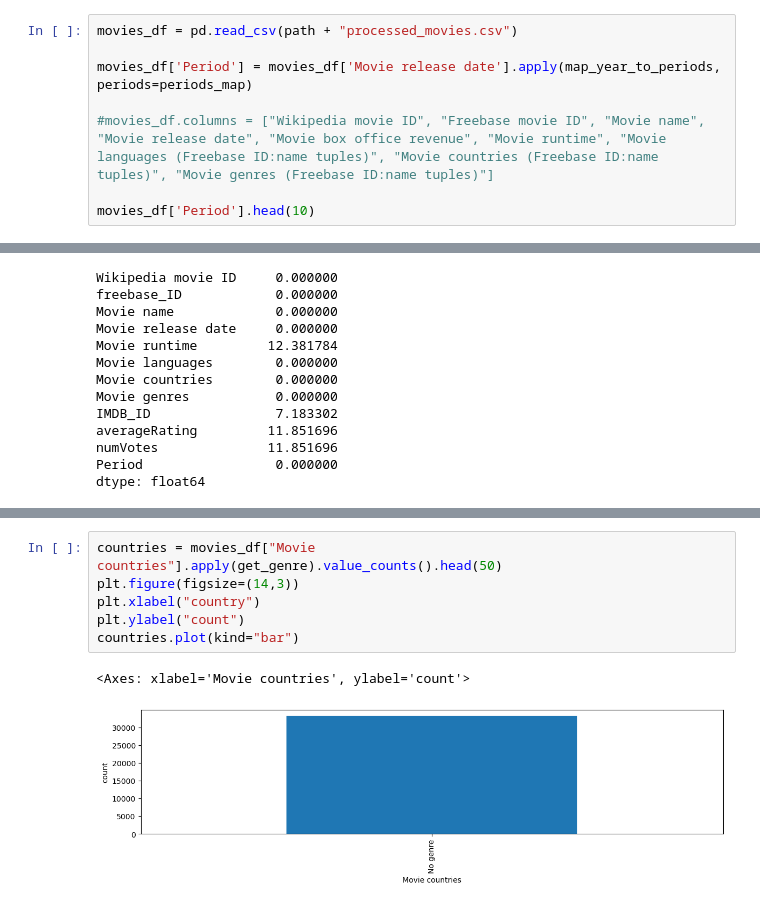
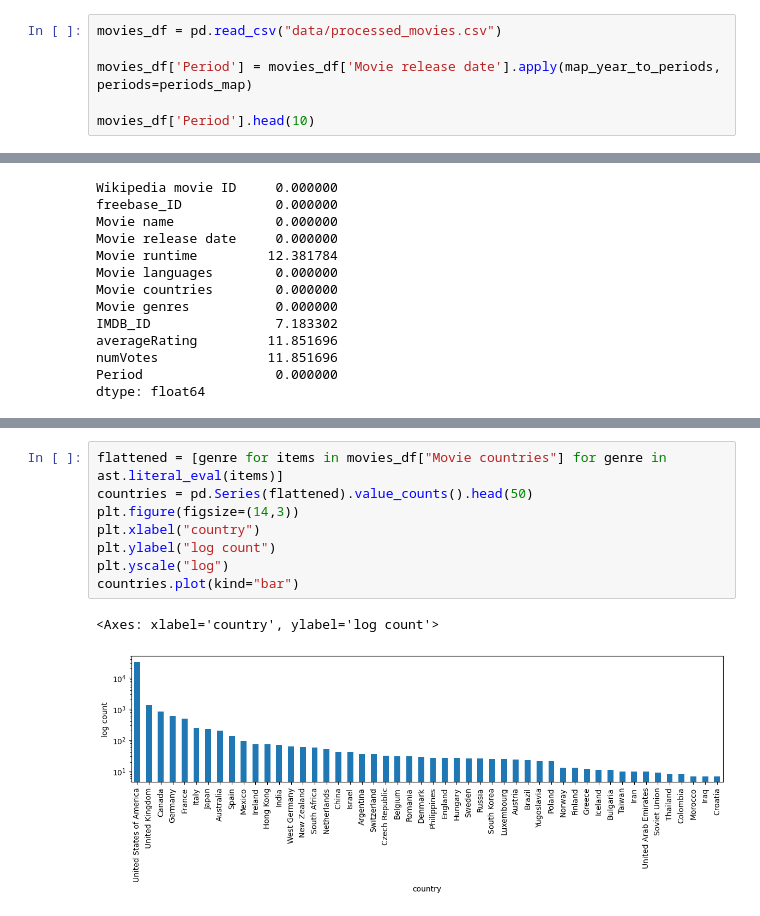
Before and after one commit to epfl-ada/ada-2024-project-metal2024, a Jupyter notebook: results.ipynb, the cells around one changed output, grey strips where cells are left out. Drawn from its saved outputs; the diff is of its cells as text.

```diff
--- a/results.ipynb
+++ b/results.ipynb
@@ -244,12 +228,10 @@ unwanted_genres = ['Silent film', 'Short Film']
 # %% [markdown]
 Filter the movies dataset. We only keep the movies released after 1900 and from the USA.
 # %%
-movies_df = pd.read_csv(path + "processed_movies.csv")
+movies_df = pd.read_csv("data/processed_movies.csv")
 
 movies_df['Period'] = movies_df['Movie release date'].apply(map_year_to_periods, periods=periods_map)
 
-#movies_df.columns = ["Wikipedia movie ID", "Freebase movie ID", "Movie name", "Movie release date", "Movie box office revenue", "Movie runtime", "Movie languages (Freebase ID:name tuples)", "Movie countries (Freebase ID:name tuples)", "Movie genres (Freebase ID:name tuples)"]
-
 movies_df['Period'].head(10)
 # %% [output]
 0    [The Post-Cold War and the New World Order (19...
@@ -666,10 +641,12 @@ genre_counts.div(genre_counts.sum(axis=1), axis=0).plot(kind="bar", stacked=True
 # %%
-countries = movies_df["Movie countries"].apply(get_genre).value_counts().head(50)
+flattened = [genre for items in movies_df["Movie countries"] for genre in ast.literal_eval(items)]
+countries = pd.Series(flattened).value_counts().head(50)
 plt.figure(figsize=(14,3))
 plt.xlabel("country")
-plt.ylabel("count")
+plt.ylabel("log count")
+plt.yscale("log")
 countries.plot(kind="bar")
 # %% [output]
-<Axes: xlabel='Movie countries', ylabel='count'>
+<Axes: xlabel='country', ylabel='log count'>
-[figure, old version]
+[figure, new version]
 # %%
```
Also changed, not shown: parts of 25 cells of this notebook, 2 other files.
